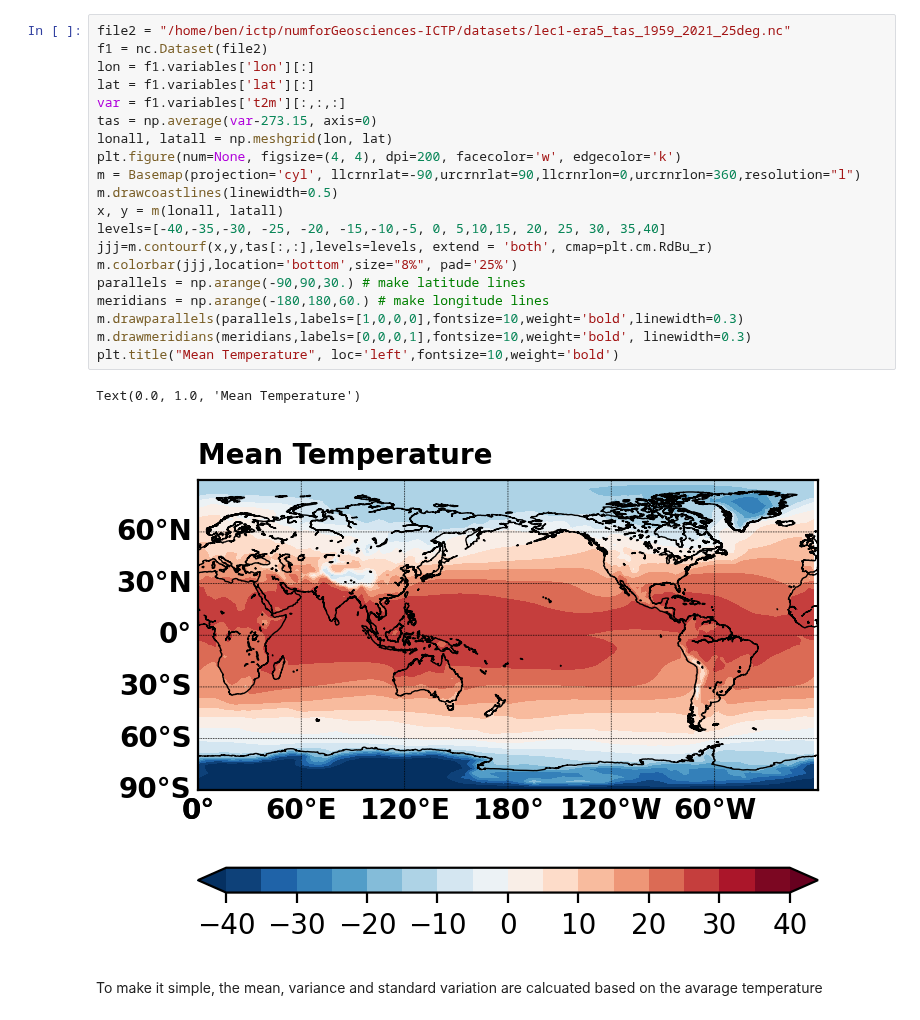
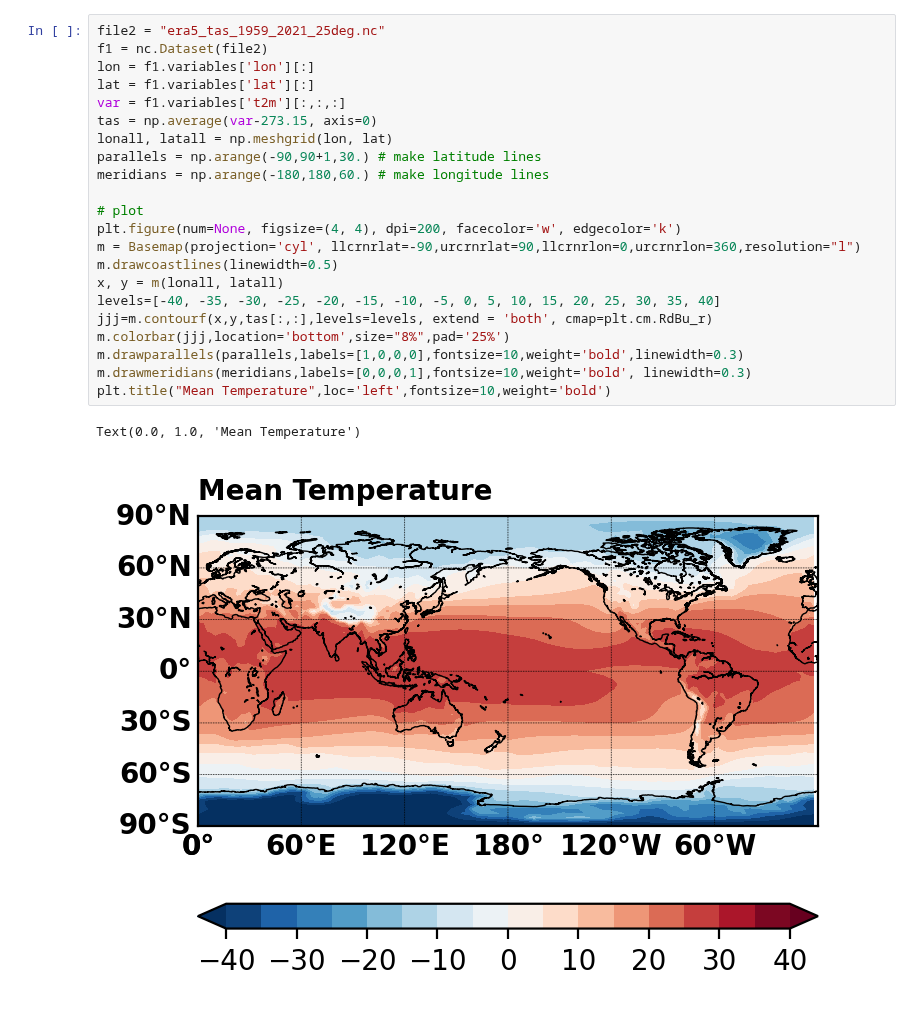
Before and after one commit to hnguyen-repos/numforGeosciences-ICTP, a Jupyter notebook: lec1.ipynb, the cells around one changed output. Cells and saved outputs as stored; diff of their text form.

```diff
--- a/lec1.ipynb
+++ b/lec1.ipynb
@@ -35,27 +80,27 @@ min    26.048300
 max    29.287800
 [figure]
 # %%
-file2 = "/home/ben/ictp/numforGeosciences-ICTP/datasets/lec1-era5_tas_1959_2021_25deg.nc"
+file2 = "era5_tas_1959_2021_25deg.nc"
 f1 = nc.Dataset(file2)
 lon = f1.variables['lon'][:]
 lat = f1.variables['lat'][:]
 var = f1.variables['t2m'][:,:,:]
 tas = np.average(var-273.15, axis=0)
 lonall, latall = np.meshgrid(lon, lat)
+parallels = np.arange(-90,90+1,30.) # make latitude lines
+meridians = np.arange(-180,180,60.) # make longitude lines
+
+# plot
 plt.figure(num=None, figsize=(4, 4), dpi=200, facecolor='w', edgecolor='k')
 m = Basemap(projection='cyl', llcrnrlat=-90,urcrnrlat=90,llcrnrlon=0,urcrnrlon=360,resolution="l")
 m.drawcoastlines(linewidth=0.5)
 x, y = m(lonall, latall)
-levels=[-40,-35,-30, -25, -20, -15,-10,-5, 0, 5,10,15, 20, 25, 30, 35,40]
+levels=[-40, -35, -30, -25, -20, -15, -10, -5, 0, 5, 10, 15, 20, 25, 30, 35, 40]
 jjj=m.contourf(x,y,tas[:,:],levels=levels, extend = 'both', cmap=plt.cm.RdBu_r)
-m.colorbar(jjj,location='bottom',size="8%", pad='25%')
-parallels = np.arange(-90,90,30.) # make latitude lines
-meridians = np.arange(-180,180,60.) # make longitude lines
+m.colorbar(jjj,location='bottom',size="8%",pad='25%')
 m.drawparallels(parallels,labels=[1,0,0,0],fontsize=10,weight='bold',linewidth=0.3)
 m.drawmeridians(meridians,labels=[0,0,0,1],fontsize=10,weight='bold', linewidth=0.3)
-plt.title("Mean Temperature", loc='left',fontsize=10,weight='bold')
+plt.title("Mean Temperature",loc='left',fontsize=10,weight='bold')
 # %% [output]
 Text(0.0, 1.0, 'Mean Temperature')
-[figure, old version]
+[figure, new version]
-# %% [markdown]
-To make it simple, the mean, variance and standard variation are calcuated based on the avarage temperature
```
Also changed, not shown: parts of 5 cells of this notebook, 4 other files.
